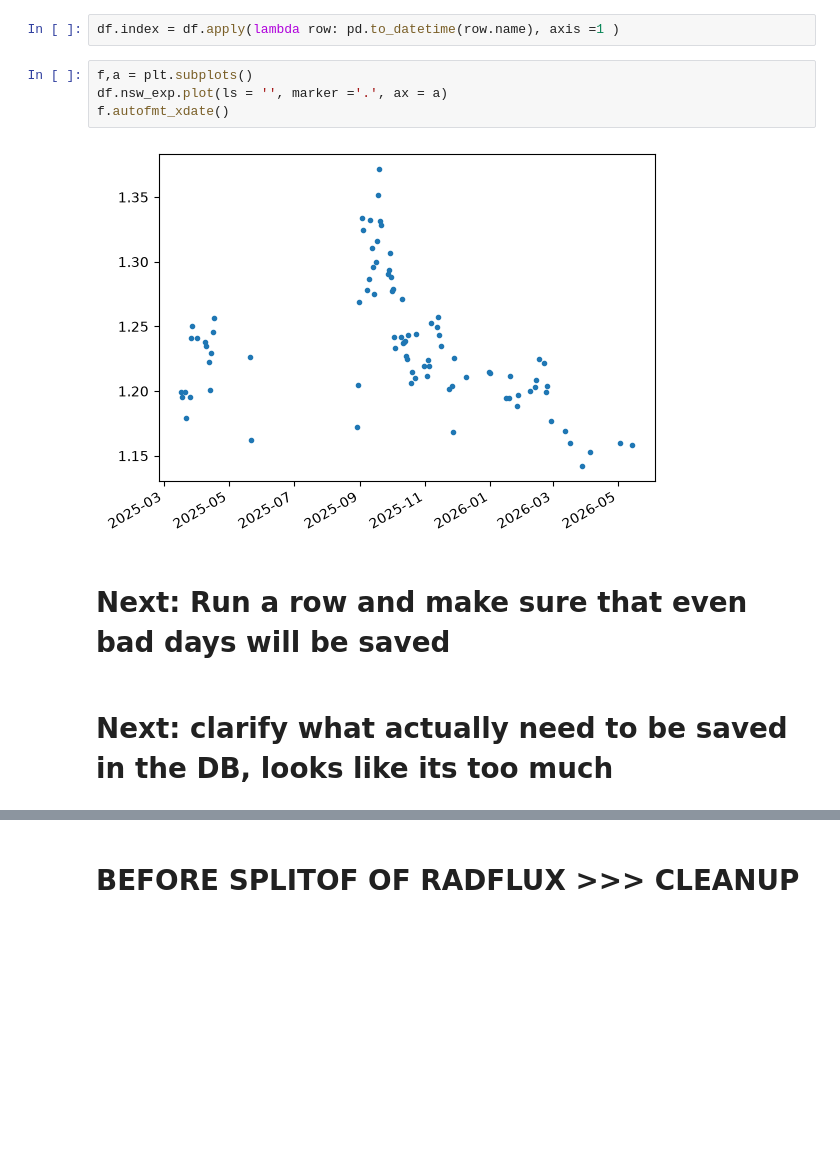
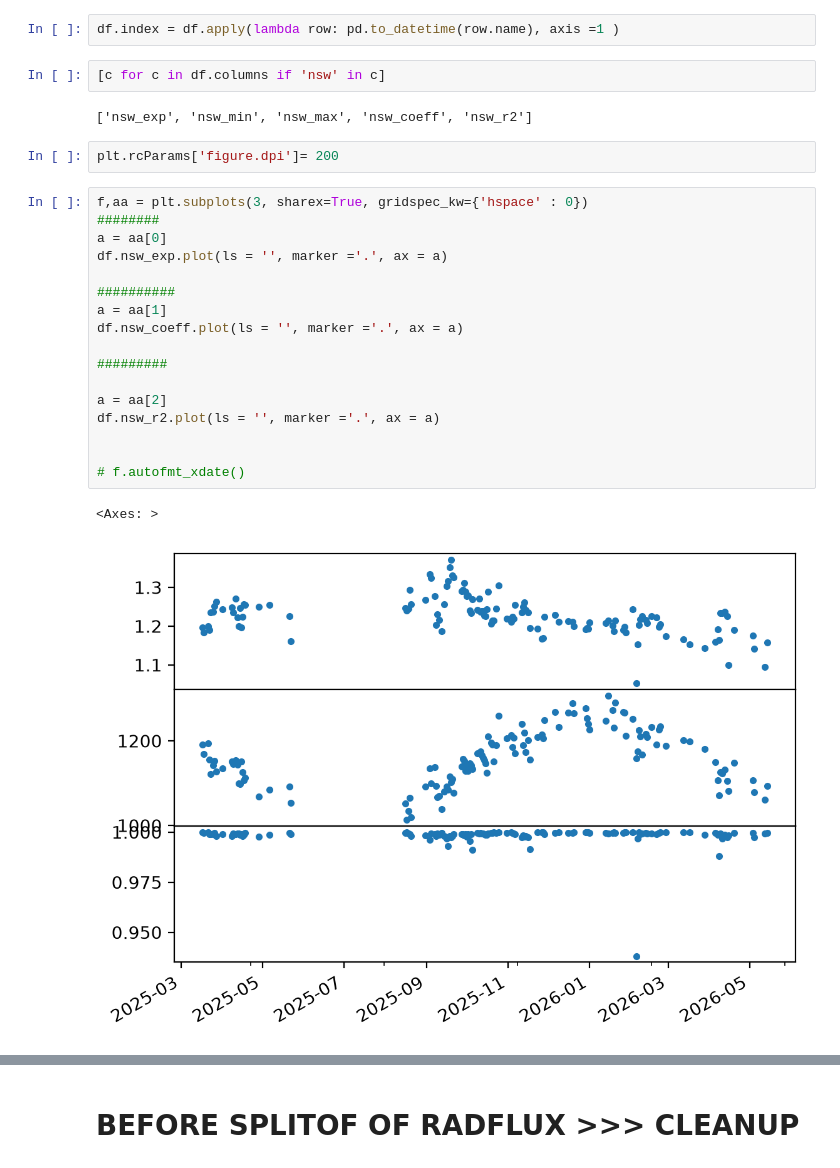
Before and after one commit to HagenTelg/armbnfmentorer, a Jupyter notebook: notebooks/vap_development.ipynb, the cells around one changed output, grey strips where cells are left out. Saved outputs shown, nothing was run; the diff lists cells and outputs as text; blank space fills up the shorter version.

```diff
--- a/notebooks/vap_development.ipynb
+++ b/notebooks/vap_development.ipynb
@@ -42,13 +264,29 @@ We have to wait for the next day to to finish this local day.
 df = self.radflux_db.dump_radflux_parameters()
 # %%
 df.index = df.apply(lambda row: pd.to_datetime(row.name), axis =1 )
+# %%
+[c for c in df.columns if 'nsw' in c]
+# %% [output]
+['nsw_exp', 'nsw_min', 'nsw_max', 'nsw_coeff', 'nsw_r2']
+# %%
+plt.rcParams['figure.dpi']= 200
 # %%
-f,a = plt.subplots()
+f,aa = plt.subplots(3, sharex=True, gridspec_kw={'hspace' : 0})
+########
+a = aa[0]
 df.nsw_exp.plot(ls = '', marker ='.', ax = a)
-f.autofmt_xdate()
+
+##########
+a = aa[1]
+df.nsw_coeff.plot(ls = '', marker ='.', ax = a)
+
+#########
+
+a = aa[2]
+df.nsw_r2.plot(ls = '', marker ='.', ax = a)
+
+
+# f.autofmt_xdate()
 # %% [output]
+<Axes: >
-[figure, old version]
+[figure, new version]
-# %% [markdown]
-# Next: Run a row and make sure that even bad days will be saved
-# %% [markdown]
-# Next: clarify what actually need to be saved in the DB, looks like its too much
```
Also changed, not shown: parts of 31 cells of this notebook, 4 other files.
